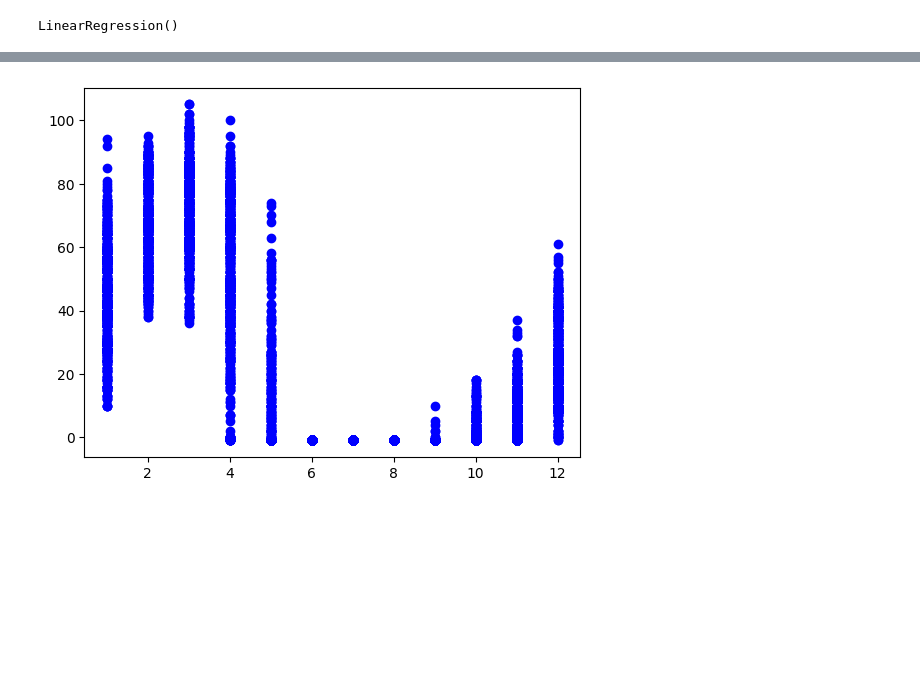
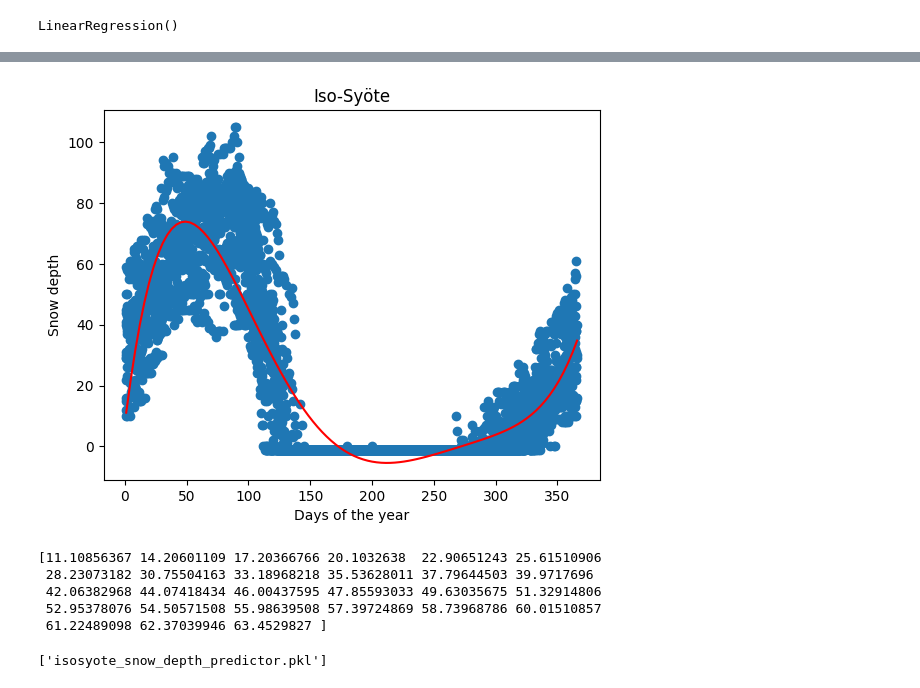
Before and after one commit to Mini-project-Team-Theta/team_theta, a Jupyter notebook: isosyote_df_polymodel.ipynb, the cells around one changed output, grey strips where cells are left out. Saved outputs shown, nothing was run; the diff lists cells and outputs as text; code cells hidden in the pictures; blank space fills up the shorter version.

```diff
--- a/isosyote_df_polymodel.ipynb
+++ b/isosyote_df_polymodel.ipynb
@@ -64,2 +41,5 @@ memory usage: 475.4+ KB
-# %%
-df["Global radiation mean [W/m2]"] = df["Global radiation mean [W/m2]"].str.replace(",", ".").astype(float)
+# %%
+df["Date"] = pd.to_datetime(df["Date"])
+df['day_of_year'] = df['Date'].dt.dayofyear
+df.drop(columns=["Observation station"], inplace=True)
+df.head()
@@ -66,5 +53,5 @@ df["Global radiation mean [W/m2]"] = df["Global radiation mean [W/m2]"].str.repl
 # %%
-#df["Snow depth [cm]"] = df["Snow depth [cm]"].interpolate()
-df["Average temperature [Â°C]"] = df["Average temperature [Â°C]"].interpolate()
+df["Average temperature [°C]"] = df["Average temperature [°C]"].interpolate()
 df["Global radiation mean [W/m2]"] = df["Global radiation mean [W/m2]"].interpolate()
-df["cloud_code"] = df["cloud_code"].interpolate()
+df.loc[df['cloud_code'].isnull(),'cloud_code'] = 9
+df.loc[df['Snow depth mean [cm]'].isnull(),'Snow depth mean [cm]'] = 0
@@ -93,6 +58,6 @@ AttributeError: Can only use .dt accessor with datetimelike values
 # %%
-X = df[["Average temperature [Â°C]", "Global radiation mean [W/m2]", "Year", "Month", "Day"]]
-y = df["Snow depth [cm]"]
+X = df[["Average temperature [°C]", "Global radiation mean [W/m2]", "day_of_year", "cloud_code"]]
+y = df["Snow depth mean [cm]"]
 # %%
 X_train, X_test, y_train, y_test = train_test_split(X, y, test_size=0.2, random_state=42)
 # %%
@@ -120,5 +77,0 @@ plt.show()
-# %%
-plt.scatter(X["Month"], y, color='blue')
-plt.show()
-# %% [output]
-[figure, removed]
@@ -158,0 +78,26 @@ plt.show()
+# %%
+mymodel = np.poly1d(np.polyfit(X_train["day_of_year"], y_train, 5))
+
+myline = np.linspace(1, 366, 100)
+
+plt.scatter(X_train["day_of_year"], y_train)
+plt.plot(myline, mymodel(myline), color='red')
+plt.xlabel("Days of the year")
+plt.ylabel("Snow depth")
+plt.title("Iso-Syöte")
+plt.show()
+# %% [output]
+[figure, added]
+# %%
+snowdept = mymodel(range(1,28))
+print(snowdept)
+# %% [output]
+[11.10856367 14.20601109 17.20366766 20.1032638  22.90651243 25.61510906
+ 28.23073182 30.75504163 33.18968218 35.53628011 37.79644503 39.9717696
+ 42.06382968 44.07418434 46.00437595 47.85593033 49.63035675 51.32914806
+ 52.95378076 54.50571508 55.98639508 57.39724869 58.73968786 60.01510857
+ 61.22489098 62.37039946 63.4529827 ]
+# %%
+joblib.dump(model, 'isosyote_snow_depth_predictor.pkl')
+# %% [output]
+['isosyote_snow_depth_predictor.pkl']
```
Also changed, not shown: parts of 14 cells of this notebook, 3 other files.
